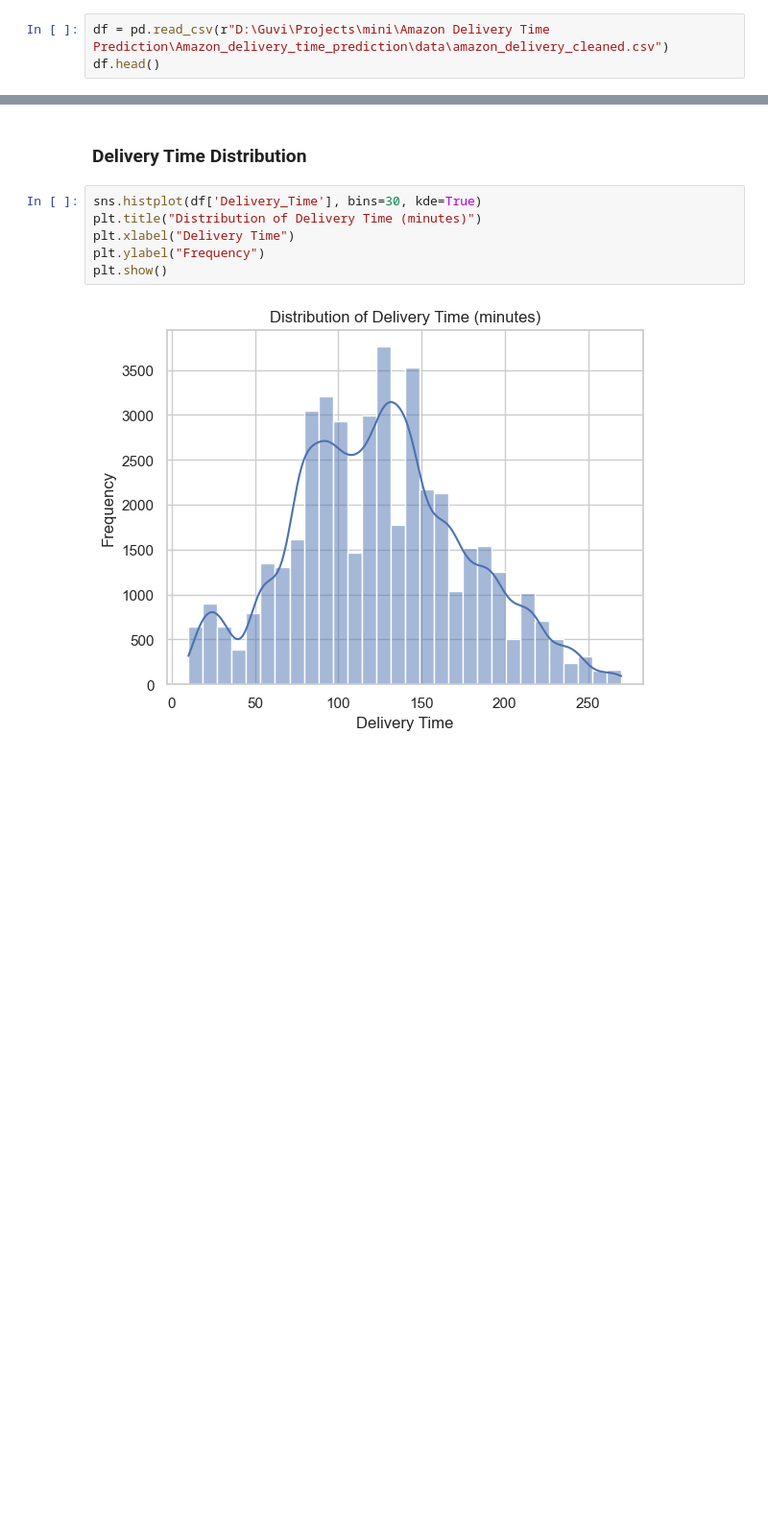
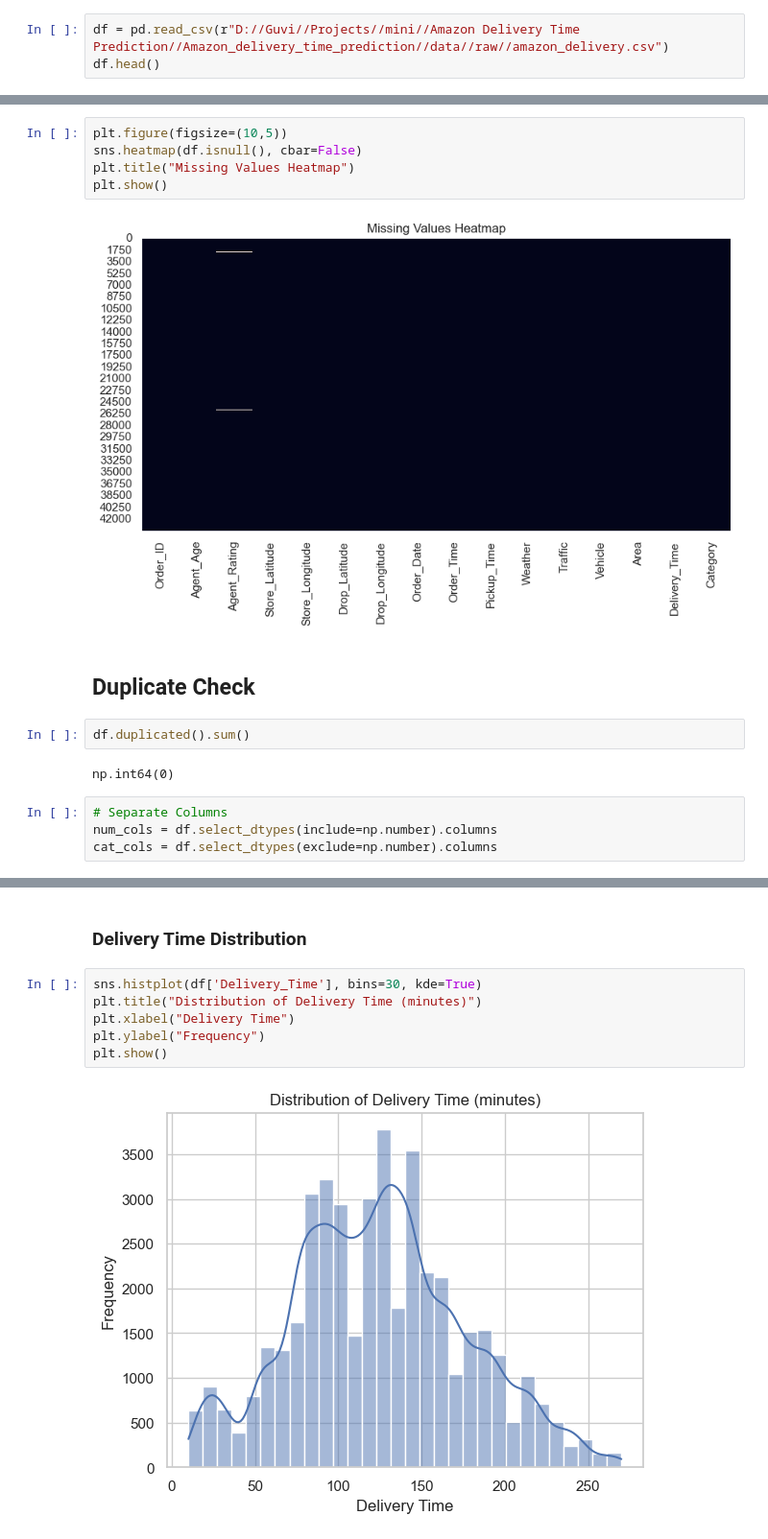
Before and after one commit to shubhampandey97/amazon-delivery-prediction, a Jupyter notebook: notebooks/eda.ipynb, the cells around one changed output, grey strips where cells are left out. Shown at 96% size. Saved outputs shown, nothing was run; the diff lists cells and outputs as text; blank space fills up the shorter version.

```diff
--- a/notebooks/eda.ipynb
+++ b/notebooks/eda.ipynb
@@ -6,7 +7,7 @@ import seaborn as sns
 # Set default style
 sns.set(style="whitegrid")
 # %%
-df = pd.read_csv(r"D:\Guvi\Projects\mini\Amazon Delivery Time Prediction\Amazon_delivery_time_prediction\data\amazon_delivery_cleaned.csv")
+df = pd.read_csv(r"D://Guvi//Projects//mini//Amazon Delivery Time Prediction//Amazon_delivery_time_prediction//data//raw//amazon_delivery.csv")
 df.head()
 # %% [output]
 |  | Order_ID | Agent_Age | Agent_Rating | Store_Latitude | Store_Longitude | Drop_Latitude | Drop_Longitude | ... |
@@ -18,0 +97,17 @@ df.head()
+# %%
+plt.figure(figsize=(10,5))
+sns.heatmap(df.isnull(), cbar=False)
+plt.title("Missing Values Heatmap")
+plt.show()
+# %% [output]
+[figure, added]
+# %% [markdown]
+## Duplicate Check
+# %%
+df.duplicated().sum()
+# %% [output]
+np.int64(0)
+# %%
+# Separate Columns
+num_cols = df.select_dtypes(include=np.number).columns
+cat_cols = df.select_dtypes(exclude=np.number).columns
```
Also changed, not shown: parts of 24 cells of this notebook, 19 other files.
